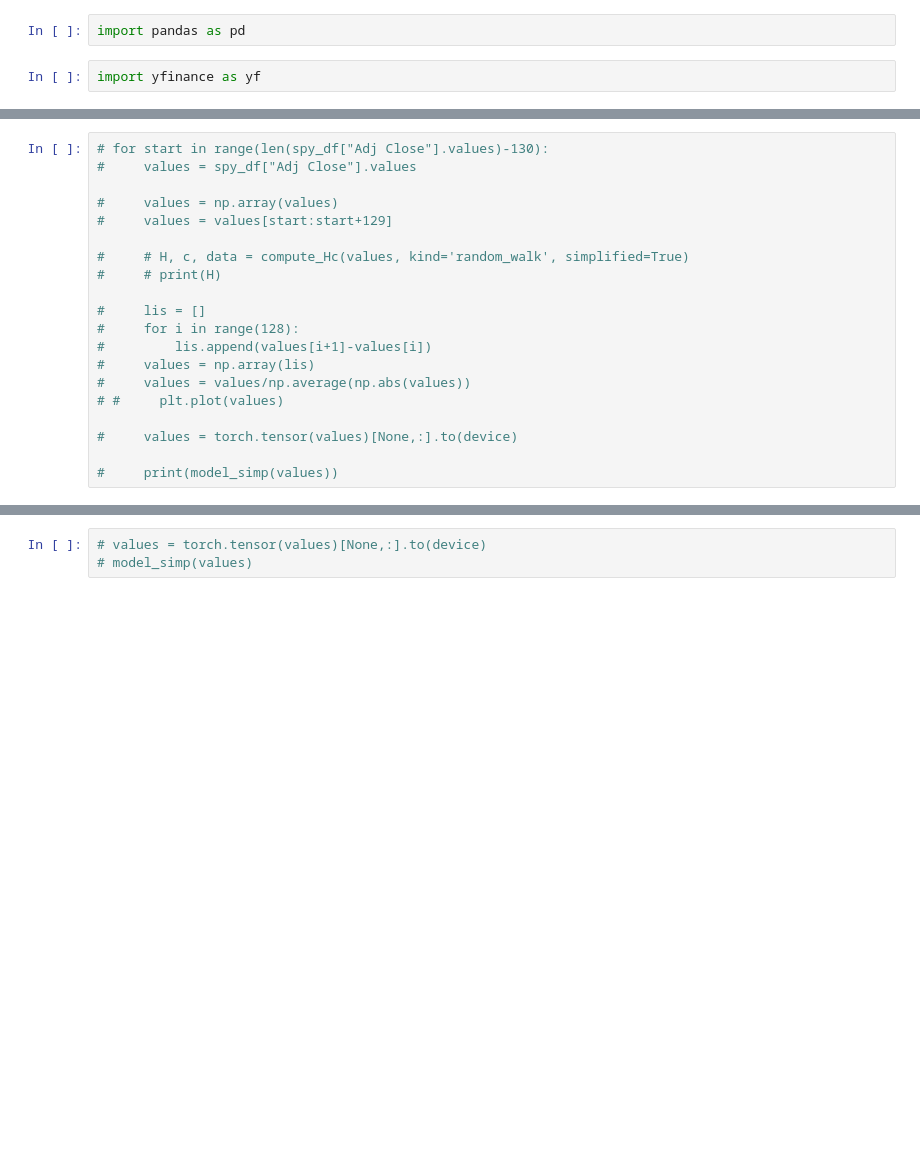
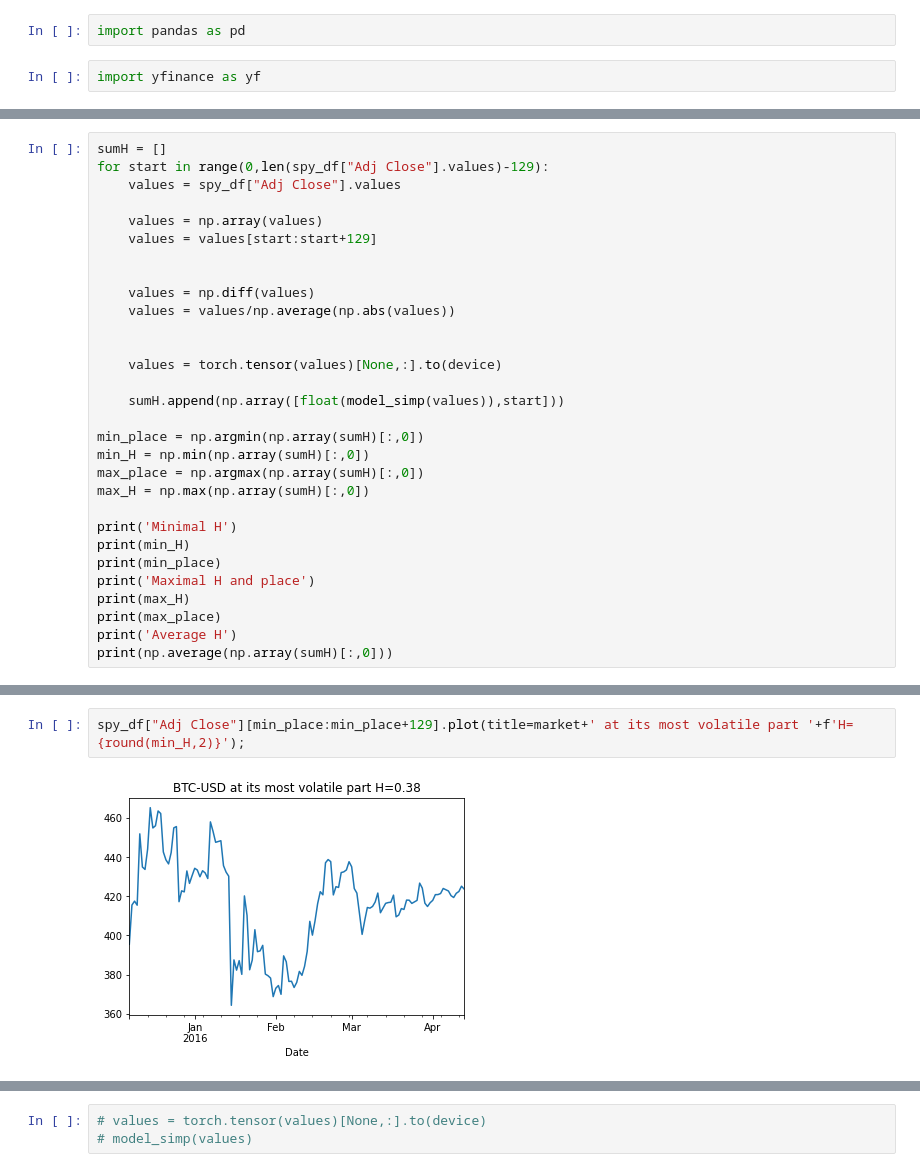
Before and after one commit to zsiga007/fBm, a Jupyter notebook: Finding H with NN regression/fbm.ipynb, the cells around one changed output, grey strips where cells are left out. Cells and saved outputs as stored; diff of their text form; blank space fills up the shorter version.

```diff
--- a/Finding H with NN regression/fbm.ipynb
+++ b/Finding H with NN regression/fbm.ipynb
@@ -414,20 +433,30 @@ print(values)
 # %%
-# for start in range(len(spy_df["Adj Close"].values)-130):
-#     values = spy_df["Adj Close"].values
+sumH = []
+for start in range(0,len(spy_df["Adj Close"].values)-129):
+    values = spy_df["Adj Close"].values
 
-#     values = np.array(values)
-#     values = values[start:start+129]
+    values = np.array(values)
+    values = values[start:start+129]
 
-#     # H, c, data = compute_Hc(values, kind='random_walk', simplified=True)
-#     # print(H)
 
-#     lis = []
-#     for i in range(128):
-#         lis.append(values[i+1]-values[i])
-#     values = np.array(lis)
-#     values = values/np.average(np.abs(values))
-# #     plt.plot(values)
+    values = np.diff(values)
+    values = values/np.average(np.abs(values))
 
-#     values = torch.tensor(values)[None,:].to(device)
 
-#     print(model_simp(values))
+    values = torch.tensor(values)[None,:].to(device)
+
+    sumH.append(np.array([float(model_simp(values)),start]))
+
+min_place = np.argmin(np.array(sumH)[:,0])
+min_H = np.min(np.array(sumH)[:,0])
+max_place = np.argmax(np.array(sumH)[:,0])
+max_H = np.max(np.array(sumH)[:,0])
+
+print('Minimal H')
+print(min_H)
+print(min_place)
+print('Maximal H and place')
+print(max_H)
+print(max_place)
+print('Average H')
+print(np.average(np.array(sumH)[:,0]))
@@ -433,0 +472,4 @@ print(values)
+# %%
+spy_df["Adj Close"][min_place:min_place+129].plot(title=market+' at its most volatile part '+f'H={round(min_H,2)}');
+# %% [output]
+[figure, added]
```
Also changed, not shown: parts of 21 cells of this notebook.
